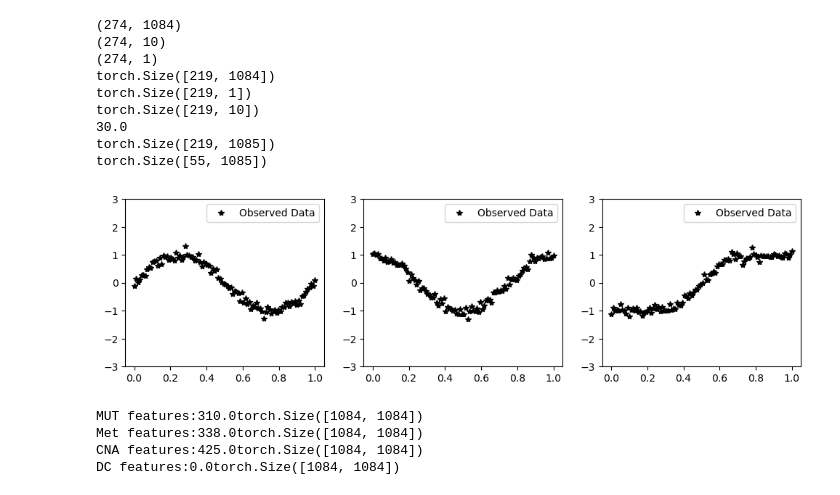
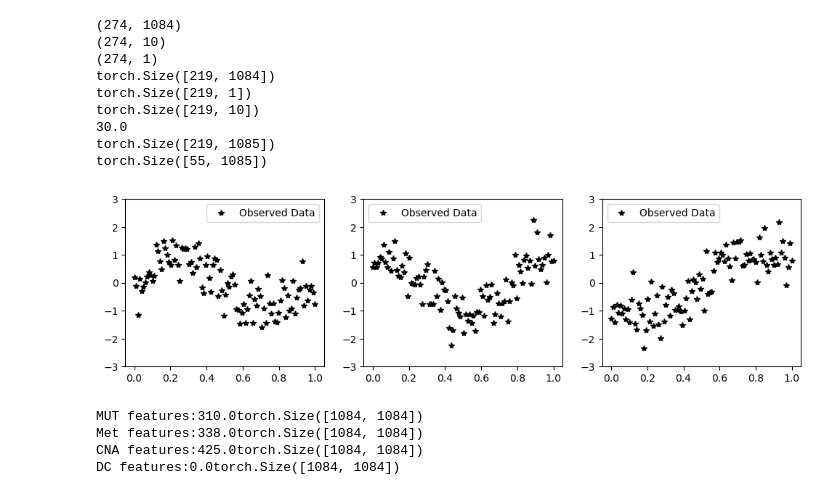
Before and after one commit to Paul-A-Lavender/MOGP-Transferable-kernel-learning, a Jupyter notebook: MOGP_Transferable_GPytorch.ipynb, the cells around one changed output. Drawn from its saved outputs; the diff is of its cells as text; code cells hidden in the pictures.

```diff
--- a/MOGP_Transferable_GPytorch.ipynb
+++ b/MOGP_Transferable_GPytorch.ipynb
@@ -129,7 +129,7 @@ torch.Size([55, 1085])
 USE_TOY_DATASET=True
 
 if USE_TOY_DATASET:
-    VAR=0.01
+    VAR=0.25
     X_sin=torch.linspace(0, 1, 100)
     X_cos=torch.linspace(0, 1, 100)
     X_sig=torch.linspace(0, 1, 100)
@@ -167,39 +167,42 @@ if USE_TOY_DATASET:
         axis=X_train_tensor[i*100:(i+1)*100,1:].flatten().numpy()
         ax[i].set_ylim([-3, 3])
         ax[i].legend(['Observed Data', 'Mean', 'Confidence'])
 
     indices = torch.randperm(X_train_tensor.size(0))
     X_train_tensor = X_train_tensor[indices]
     y_train_tensor = y_train_tensor[indices]
 
-    test_size=100
+    test_size=50
     X_sin=torch.linspace(0, 1, test_size)
     X_cos=torch.linspace(0, 1, test_size)
     X_sig=torch.linspace(0, 1, test_size)
 
     X_sin_domain=torch.zeros(test_size,1)
     X_cos_domain=torch.ones(test_size,1)
     X_sig_domain=torch.ones(test_size,1)*2
 
     X_sin = X_sin.unsqueeze(1)
     X_cos = X_cos.unsqueeze(1)
     X_sig = X_sig.unsqueeze(1)
 
     y_sin = torch.sin(X_sin * (2 * math.pi)) + torch.randn(X_sin.size()) * math.sqrt(VAR)
     y_cos = torch.cos(X_cos * (2 * math.pi)) + torch.randn(X_cos.size()) * math.sqrt(VAR)
     y_sig = (torch.sigmoid(15*(X_sig-0.5))-0.5)*2+torch.randn(X_cos.size()) * math.sqrt(VAR)
 
     X_sin_cat = torch.cat((X_sin_domain, X_sin), dim=1)
     X_cos_cat = torch.cat((X_cos_domain, X_cos), dim=1)
     X_sig_cat = torch.cat((X_sig_domain, X_sig), dim=1)
 
-    # X_test_tensor = torch.cat((X_sin_cat, X_cos_cat,X_sig_cat), dim=0)
-    # y_test_tensor = torch.cat((y_sin, y_cos,y_sig), dim=0)
+    # X_test_tensor =X_sin_cat
+    # y_test_tensor =y_sin
 
-    X_test_tensor = torch.cat((X_sin_cat, X_cos_cat), dim=0)
-    y_test_tensor = torch.cat((y_sin, y_cos), dim=0)
+    X_test_tensor = torch.cat((X_sin_cat, X_cos_cat,X_sig_cat), dim=0)
+    y_test_tensor = torch.cat((y_sin, y_cos,y_sig), dim=0)
+
+    # X_test_tensor = torch.cat((X_sin_cat, X_cos_cat), dim=0)
+    # y_test_tensor = torch.cat((y_sin, y_cos), dim=0)
 # %% [output]
-[figure, old version]
+[figure, new version]
 # %%
 with open(X_path, 'rb') as f:
     X_df = pickle.load(f)
```
Also changed, not shown: parts of 8 cells of this notebook, 1 other file.
